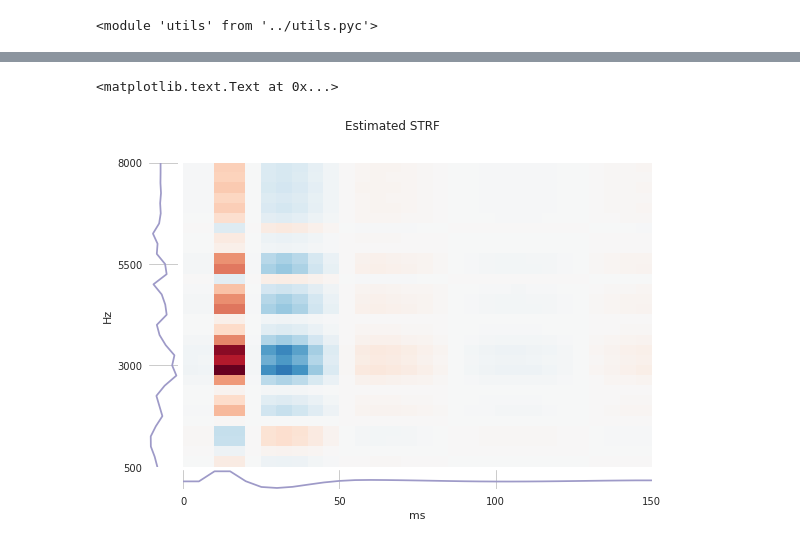
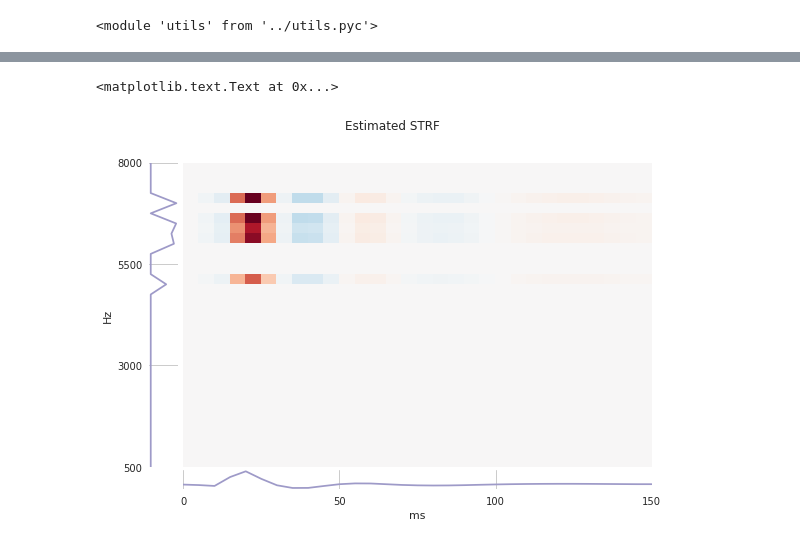
Before and after one commit to melizalab/dstrf, a Jupyter notebook: batch/results_check_dstrf_mat.ipynb, the cells around one changed output, grey strips where cells are left out. Cells and saved outputs as stored; diff of their text form; code cells hidden in the pictures.

```diff
--- a/batch/results_check_dstrf_mat.ipynb
+++ b/batch/results_check_dstrf_mat.ipynb
@@ -29,7 +29,7 @@ reload(utils)
 <module 'utils' from '../utils.pyc'>
 # %%
 # load mcmc results
-cell = "oo1220_2_A"
+cell = "blublu0809_1_B"
 stim_type = "conspecific"
 
 # load mcmc results
@@ -164,13 +190,28 @@ med = np.median(chain,axis=0)
 # %%
 from neurofit import graphics
 import scipy as sp
+# %%
+from neurofit import graphics
+import scipy as sp
+
+lower,upper = sp.stats.norm.interval(0.68,np.mean(chain,0),np.std(chain,0))
+idx = []
+for i,(l,u) in enumerate(zip(lower,upper)):
+    if l < 0 < u and i < nspec + ncos:
+        idx.append(i)
+
+clip_chain = chain.copy()
+clip_chain[:,idx] *= 0
+
+mu = np.mean(clip_chain,axis=0)
+med = np.median(clip_chain,axis=0)
 # %%
 par = cosstrf(channels,nspec,tlen,ncos,coslin,norm,center)
 par.set(mu[:-4])
 
 figure(figsize=(9,6))
-graphics.strf_plot(par.sfilt,par.tfilt,500,8000,5)
+graphics.strf_plot(par.sfilt,np.hstack(([[0]],par.tfilt))[:,:-1],500,8000,5)
 suptitle("Estimated STRF")
 # %% [output]
 <matplotlib.text.Text at 0x...>
-[figure, old version]
+[figure, new version]
```
Also changed, not shown: parts of 13 cells of this notebook, 9 other files.
